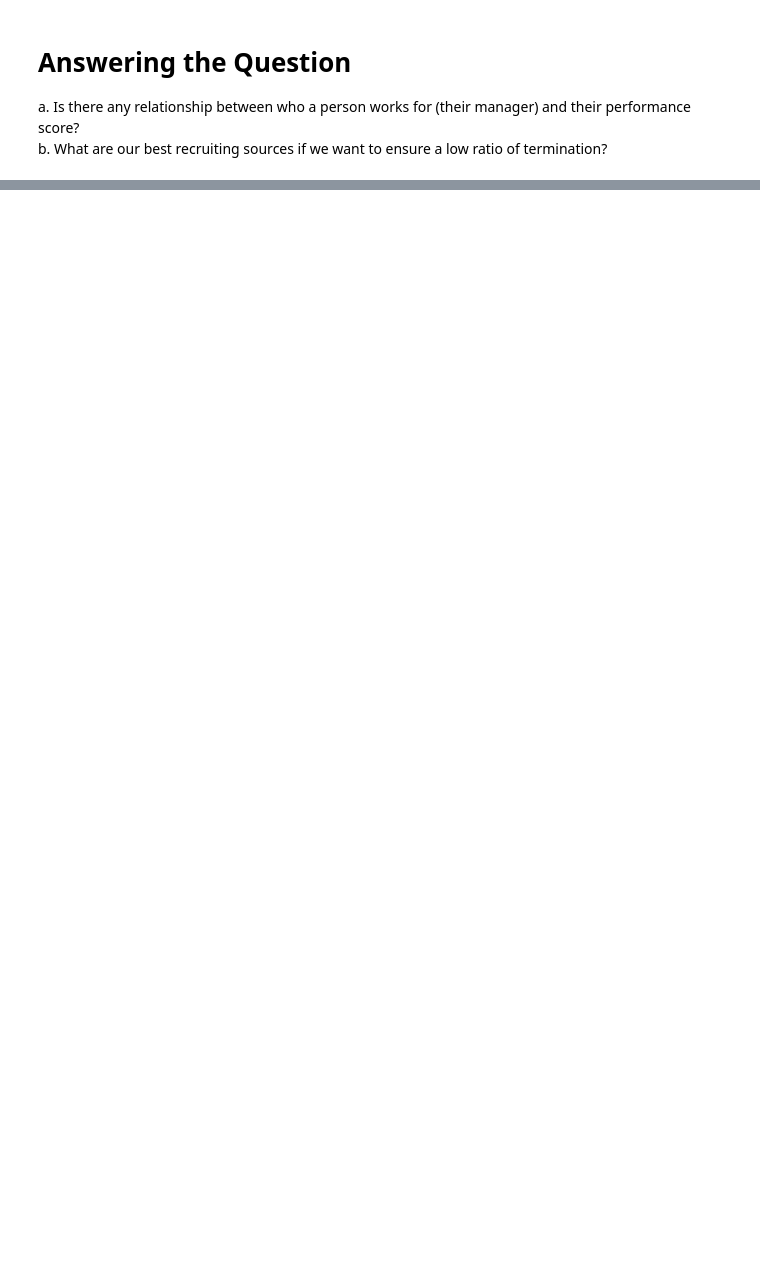
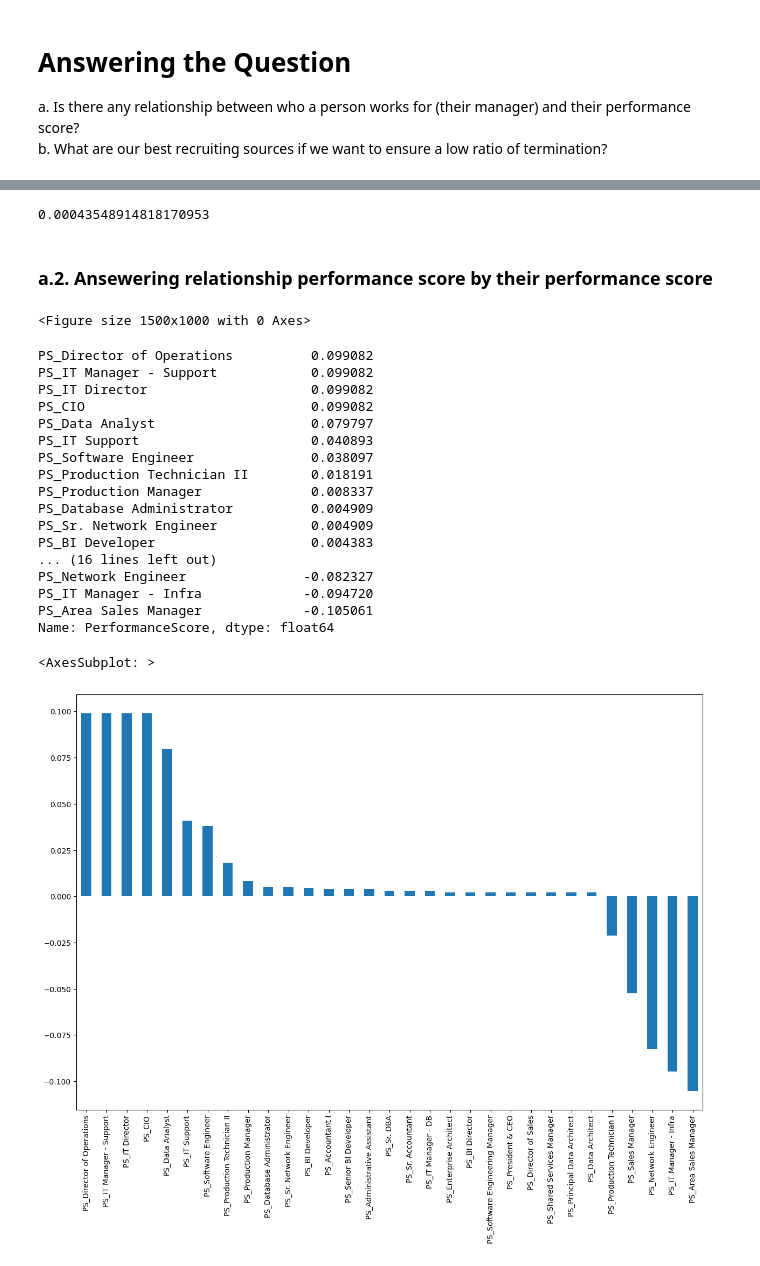
Before and after one commit to TeguhPermana666/Termd-Prediction-Employee, a Jupyter notebook: Model.ipynb, the cells around one changed output, grey strips where cells are left out. Cells and saved outputs as stored; diff of their text form; code cells hidden in the pictures; blank space fills up the shorter version.

```diff
--- a/Model.ipynb
+++ b/Model.ipynb
@@ -509,0 +568,43 @@ b.	What are our best recruiting sources if we want to ensure a low ratio of term
+# %%
+corelations[["MN_Alex Sweetwater","MN_Webster Butler","MN_Amy Dunn","MN_Board of Directors","MN_Brandon R. LeBlanc","MN_Brannon Miller","MN_Brian Champaigne",\
+    "MN_David Stanley","MN_Debra Houlihan","MN_Elijiah Gray","MN_Eric Dougall","MN_Janet King","MN_Jennifer Zamora","MN_John Smith","MN_Kelley Spirea",\
+    "MN_Ketsia Liebig","MN_Kissy Sullivan","MN_Lynn Daneault","MN_Michael Albert","MN_Peter Monroe","MN_Simon Roup"]].mean()
+# %% [output]
+0.00043548914818170953
+# %% [markdown]
+### a.2. Ansewering relationship performance score by their performance score
+# %%
+plt.figure(figsize=(15,10))
+corelations[["PS_Principal Data Architect","PS_Accountant I","PS_Administrative Assistant","PS_Area Sales Manager","PS_BI Developer","PS_BI Director","PS_CIO",\
+    "PS_Data Analyst","PS_Data Architect","PS_Database Administrator","PS_Director of Operations","PS_Director of Sales","PS_Enterprise Architect","PS_IT Director",\
+    "PS_IT Manager - DB","PS_IT Manager - Infra","PS_IT Manager - Support","PS_IT Support","PS_Network Engineer","PS_President & CEO","PS_Production Manager",\
+    "PS_Production Technician I","PS_Production Technician II","PS_Sales Manager","PS_Senior BI Developer","PS_Shared Services Manager","PS_Software Engineer",\
+    "PS_Software Engineering Manager","PS_Sr. Accountant","PS_Sr. DBA","PS_Sr. Network Engineer"]].sort_values(ascending=False)
+#plot
+corelations[["PS_Principal Data Architect","PS_Accountant I","PS_Administrative Assistant","PS_Area Sales Manager","PS_BI Developer","PS_BI Director","PS_CIO",\
+    "PS_Data Analyst","PS_Data Architect","PS_Database Administrator","PS_Director of Operations","PS_Director of Sales","PS_Enterprise Architect","PS_IT Director",\
+    "PS_IT Manager - DB","PS_IT Manager - Infra","PS_IT Manager - Support","PS_IT Support","PS_Network Engineer","PS_President & CEO","PS_Production Manager",\
+    "PS_Production Technician I","PS_Production Technician II","PS_Sales Manager","PS_Senior BI Developer","PS_Shared Services Manager","PS_Software Engineer",\
+    "PS_Software Engineering Manager","PS_Sr. Accountant","PS_Sr. DBA","PS_Sr. Network Engineer"]].sort_values(ascending=False).plot(kind="bar")
+plt.show()
+# %% [output]
+<Figure size 1500x1000 with 0 Axes>
+PS_Director of Operations          0.099082
+PS_IT Manager - Support            0.099082
+PS_IT Director                     0.099082
+PS_CIO                             0.099082
+PS_Data Analyst                    0.079797
+PS_IT Support                      0.040893
+PS_Software Engineer               0.038097
+PS_Production Technician II        0.018191
+PS_Production Manager              0.008337
+PS_Database Administrator          0.004909
+PS_Sr. Network Engineer            0.004909
+PS_BI Developer                    0.004383
+... (16 lines left out)
+PS_Network Engineer               -0.082327
+PS_IT Manager - Infra             -0.094720
+PS_Area Sales Manager             -0.105061
+Name: PerformanceScore, dtype: float64
+<AxesSubplot: >
+[figure, added]
```
Also changed, not shown: parts of 15 cells of this notebook, 2 other files.
